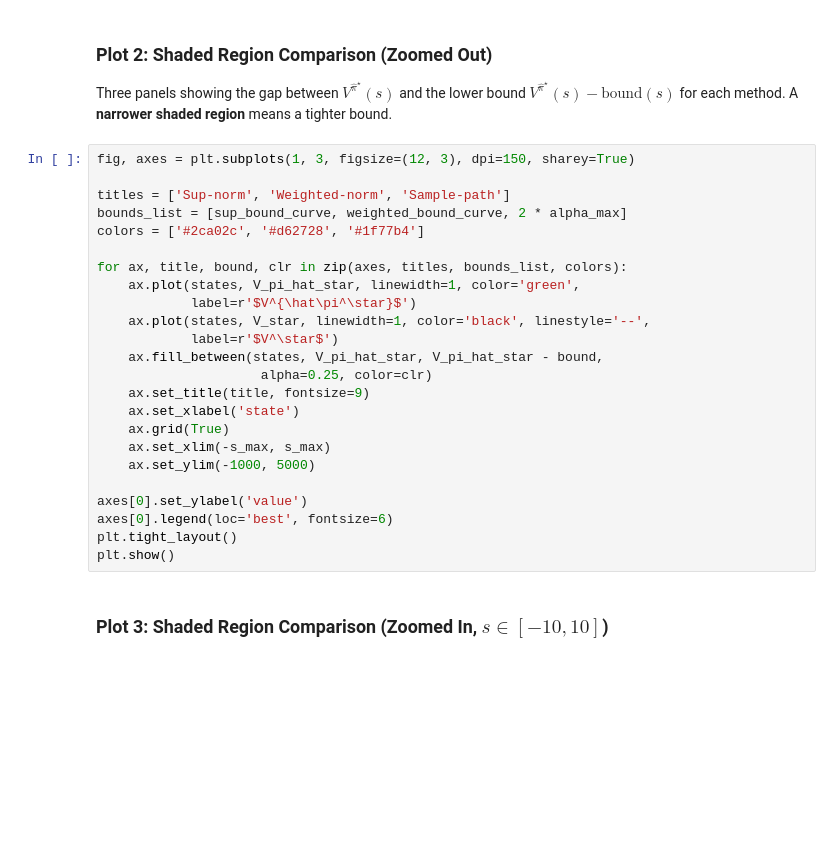
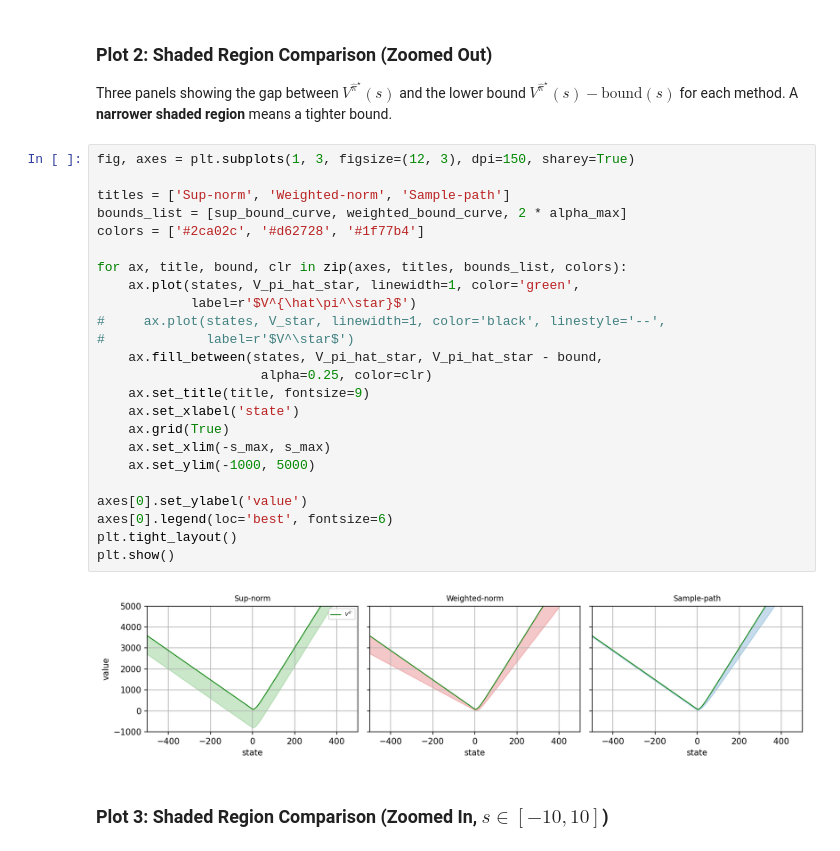
Before and after one commit to BerkBzkrt/Weighted_Approximation, a Jupyter notebook: notebooks/Sample_Path_Bounds.ipynb, the cells around one changed output. Drawn from its saved outputs; the diff is of its cells as text; blank space fills up the shorter version.

```diff
--- a/notebooks/Sample_Path_Bounds.ipynb
+++ b/notebooks/Sample_Path_Bounds.ipynb
@@ -219,27 +270,29 @@ Three panels showing the gap between $V^{\hat\pi^\star}(s)$ and the lower bound
 # %%
 fig, axes = plt.subplots(1, 3, figsize=(12, 3), dpi=150, sharey=True)
 
 titles = ['Sup-norm', 'Weighted-norm', 'Sample-path']
 bounds_list = [sup_bound_curve, weighted_bound_curve, 2 * alpha_max]
 colors = ['#2ca02c', '#d62728', '#1f77b4']
 
 for ax, title, bound, clr in zip(axes, titles, bounds_list, colors):
     ax.plot(states, V_pi_hat_star, linewidth=1, color='green',
             label=r'$V^{\hat\pi^\star}$')
-    ax.plot(states, V_star, linewidth=1, color='black', linestyle='--',
-            label=r'$V^\star$')
+#     ax.plot(states, V_star, linewidth=1, color='black', linestyle='--',
+#             label=r'$V^\star$')
     ax.fill_between(states, V_pi_hat_star, V_pi_hat_star - bound,
                      alpha=0.25, color=clr)
     ax.set_title(title, fontsize=9)
     ax.set_xlabel('state')
     ax.grid(True)
     ax.set_xlim(-s_max, s_max)
     ax.set_ylim(-1000, 5000)
 
 axes[0].set_ylabel('value')
 axes[0].legend(loc='best', fontsize=6)
 plt.tight_layout()
 plt.show()
+# %% [output]
+[figure, added]
 # %% [markdown]
 ### Plot 3: Shaded Region Comparison (Zoomed In, $s \in [-10, 10]$)
 # %%
```
Also changed, not shown: parts of 17 cells of this notebook, 2 other files.
